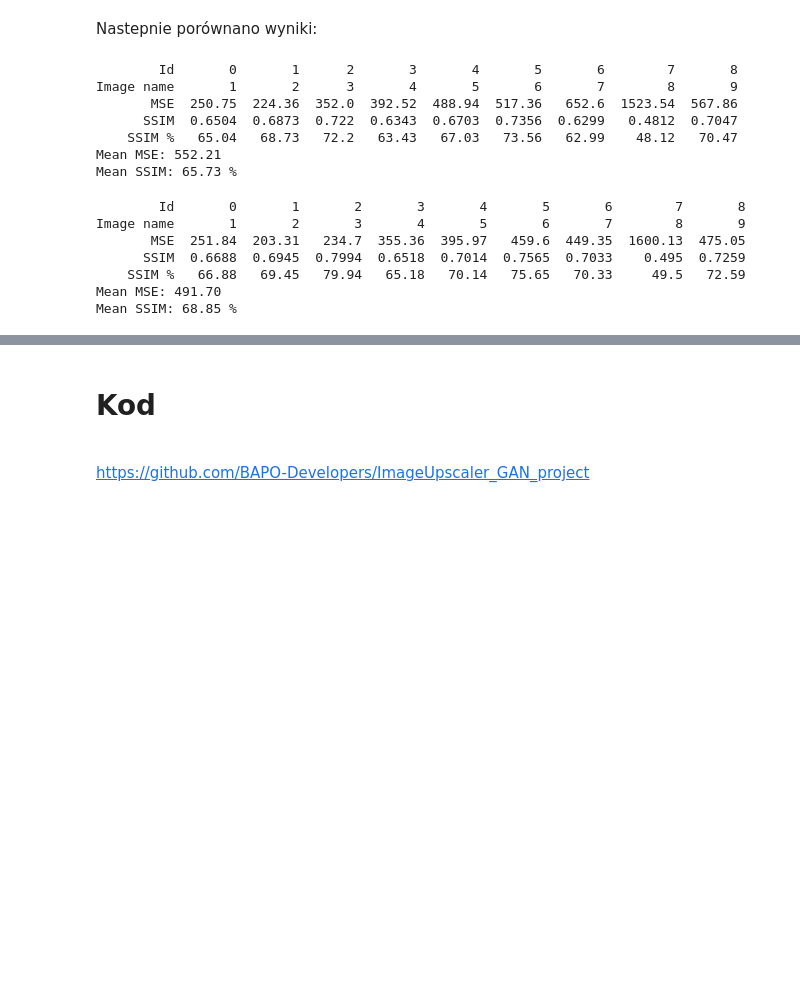
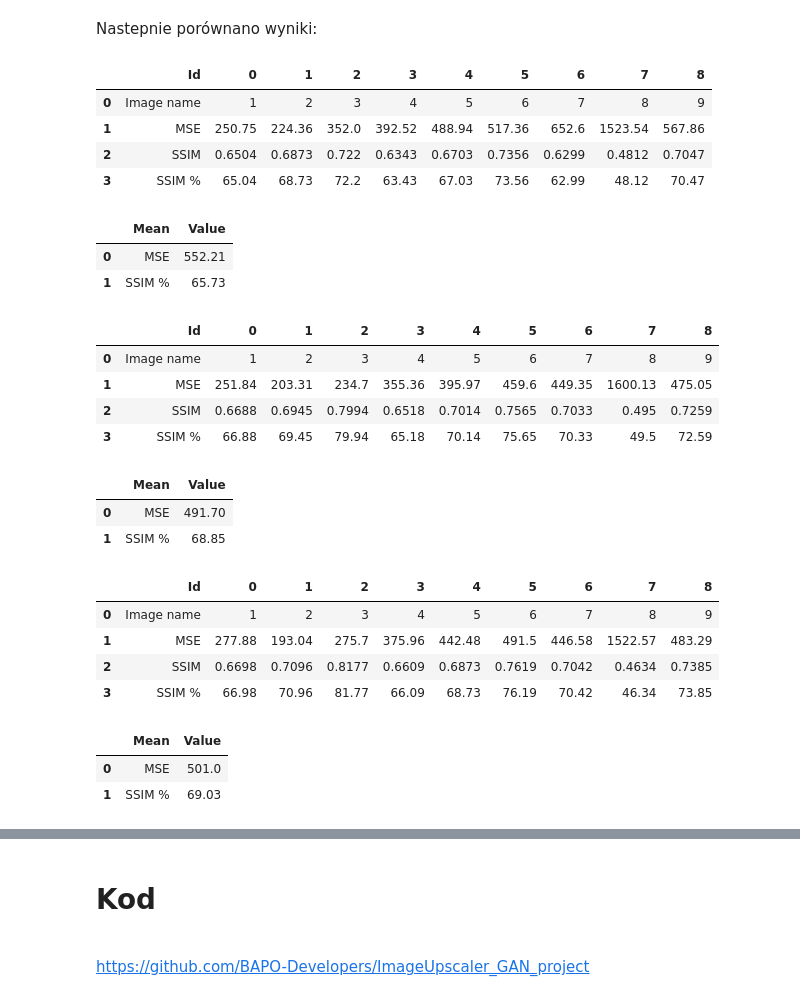
Before and after one commit to BAPO-Developers/ImageUpscaler_GAN_project, a Jupyter notebook: SprawozdanieAnimacje.ipynb, the cells around one changed output, grey strips where cells are left out. Drawn from its saved outputs; the diff is of its cells as text; code cells hidden in the pictures; blank space fills up the shorter version.

```diff
--- a/SprawozdanieAnimacje.ipynb
+++ b/SprawozdanieAnimacje.ipynb
@@ -85,6 +93,5 @@ Original: (1920, 1080) New: (480, 270)           File 9_white.png
 # %%
 from skimage.metrics import structural_similarity as ssim
-from pandas import *
 import numpy as np
 import cv2
 
@@ -107,12 +114,16 @@ def print_compare(pathA : str, pathB : str, suffix='', extensions=['png', 'png']
         names.append(org_path.stem)
 
     merge = [names, mses, sims, [element * 100 for element in sims]]
-    df = DataFrame(merge)
+    df = pd.DataFrame(merge)
     col = ['Image name', 'MSE', 'SSIM', 'SSIM %']
     df.insert(0, "Id", col, True)
-    print(df.to_string(index=False))
-    print('Mean MSE: {:.2f}'.format(np.mean(mses)))
-    print('Mean SSIM: {:.2f} %'.format(np.mean(merge[3])))
+    display(HTML(df.to_html()))
+    means = [str(np.mean(mses))[:6], str(np.mean(merge[3]))[:5]]
+    df = pd.DataFrame(means)
+    col = ['MSE', 'SSIM %']
+    df.insert(0, None, col, True)
+    df.columns = ['Mean', 'Value']
+    display(HTML(df.to_html()))
 # %%
 print_compare('./pictures/Originals/', './pictures/Enchanced/', 'en')
 # %% [output]
@@ -164,23 +177,36 @@ Nastepnie porównano wyniki:
 # %%
 print_compare('./pictures/IBM','./pictures/Original', extensions=['png', 'jpg'])
 # %% [output]
-        Id       0       1      2       3       4       5       6        7       8
-Image name       1       2      3       4       5       6       7        8       9
-       MSE  250.75  224.36  352.0  392.52  488.94  517.36   652.6  1523.54  567.86
-      SSIM  0.6504  0.6873  0.722  0.6343  0.6703  0.7356  0.6299   0.4812  0.7047
-    SSIM %   65.04   68.73   72.2   63.43   67.03   73.56   62.99    48.12   70.47
-Mean MSE: 552.21
-Mean SSIM: 65.73 %
+|  | Id | 0 | 1 | 2 | 3 | 4 | 5 | 6 | 7 | 8 |
+| 0 | Image name | 1 | 2 | 3 | 4 | 5 | 6 | 7 | 8 | 9 |
+| 1 | MSE | 250.75 | 224.36 | 352.0 | 392.52 | 488.94 | 517.36 | 652.6 | 1523.54 | 567.86 |
+| 2 | SSIM | 0.6504 | 0.6873 | 0.722 | 0.6343 | 0.6703 | 0.7356 | 0.6299 | 0.4812 | 0.7047 |
+| 3 | SSIM % | 65.04 | 68.73 | 72.2 | 63.43 | 67.03 | 73.56 | 62.99 | 48.12 | 70.47 |
+|  | Mean | Value |
+| 0 | MSE | 552.21 |
+| 1 | SSIM % | 65.73 |
 # %%
 print_compare('./pictures/SRGAN','./pictures/Original', extensions=['jpg', 'jpg'])
 # %% [output]
-        Id       0       1       2       3       4       5       6        7       8
-Image name       1       2       3       4       5       6       7        8       9
-       MSE  251.84  203.31   234.7  355.36  395.97   459.6  449.35  1600.13  475.05
-      SSIM  0.6688  0.6945  0.7994  0.6518  0.7014  0.7565  0.7033    0.495  0.7259
-    SSIM %   66.88   69.45   79.94   65.18   70.14   75.65   70.33     49.5   72.59
-Mean MSE: 491.70
-Mean SSIM: 68.85 %
+|  | Id | 0 | 1 | 2 | 3 | 4 | 5 | 6 | 7 | 8 |
+| 0 | Image name | 1 | 2 | 3 | 4 | 5 | 6 | 7 | 8 | 9 |
+| 1 | MSE | 251.84 | 203.31 | 234.7 | 355.36 | 395.97 | 459.6 | 449.35 | 1600.13 | 475.05 |
+| 2 | SSIM | 0.6688 | 0.6945 | 0.7994 | 0.6518 | 0.7014 | 0.7565 | 0.7033 | 0.495 | 0.7259 |
+| 3 | SSIM % | 66.88 | 69.45 | 79.94 | 65.18 | 70.14 | 75.65 | 70.33 | 49.5 | 72.59 |
+|  | Mean | Value |
+| 0 | MSE | 491.70 |
+| 1 | SSIM % | 68.85 |
+# %%
+print_compare('./pictures/Linear','./pictures/Original', extensions=['jpg', 'jpg'])
+# %% [output]
+|  | Id | 0 | 1 | 2 | 3 | 4 | 5 | 6 | 7 | 8 |
+| 0 | Image name | 1 | 2 | 3 | 4 | 5 | 6 | 7 | 8 | 9 |
+| 1 | MSE | 277.88 | 193.04 | 275.7 | 375.96 | 442.48 | 491.5 | 446.58 | 1522.57 | 483.29 |
+| 2 | SSIM | 0.6698 | 0.7096 | 0.8177 | 0.6609 | 0.6873 | 0.7619 | 0.7042 | 0.4634 | 0.7385 |
+| 3 | SSIM % | 66.98 | 70.96 | 81.77 | 66.09 | 68.73 | 76.19 | 70.42 | 46.34 | 73.85 |
+|  | Mean | Value |
+| 0 | MSE | 501.0 |
+| 1 | SSIM % | 69.03 |
 # %% [markdown]
 # Porównanie IBM i SRGAN do oryginalnych zdjęć
 <br></br>
```
Also changed, not shown: parts of 21 cells of this notebook, 17 other files.
